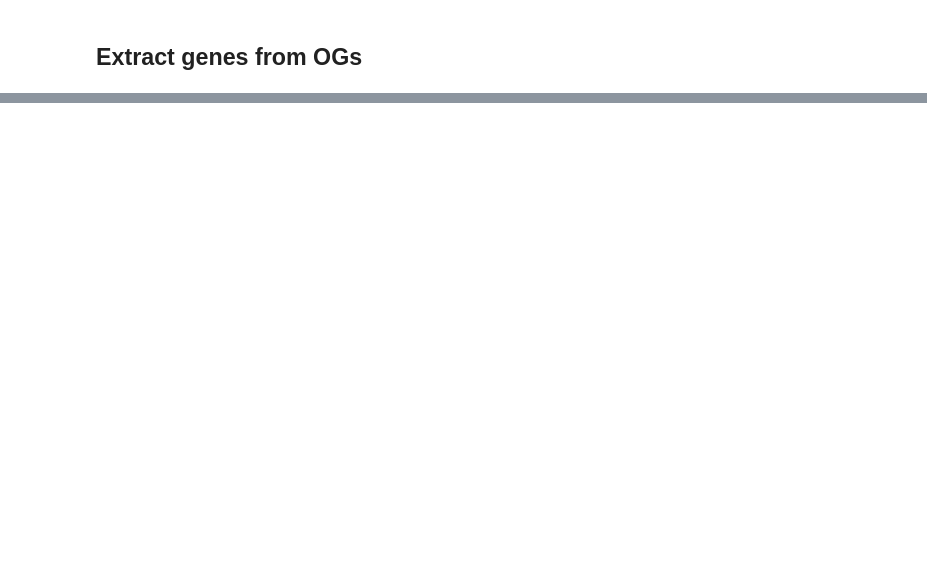
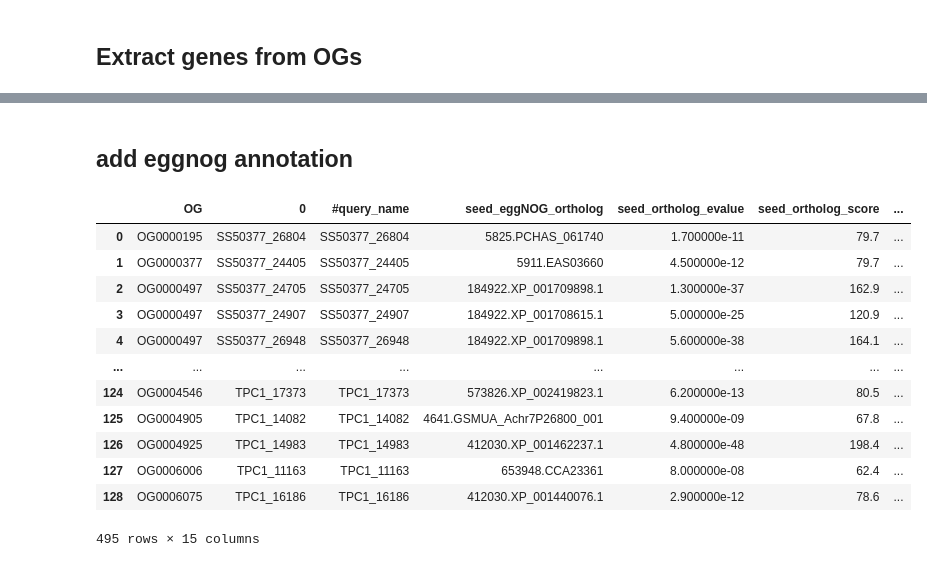
Before and after one commit to zeynepkurtw/H_inflata, a Jupyter notebook: jupyter/1_orthofinder/2_OG_diplomonads.ipynb, the cells around one changed output, grey strips where cells are left out. Drawn from its saved outputs; the diff is of its cells as text; code cells hidden in the pictures; blank space fills up the shorter version.

```diff
--- a/jupyter/1_orthofinder/2_OG_diplomonads.ipynb
+++ b/jupyter/1_orthofinder/2_OG_diplomonads.ipynb
@@ -150,0 +213,56 @@ df_og_stack_annot.to_csv("/Users/zeyku390/PycharmProjects/H.inflata/jupyter/1_or
+# %% [markdown]
+## add eggnog annotation
+# %%
+import glob
+
+"OG diplo subset gene list with annotations"
+def OG_stack(OG_list):
+    df = pd.merge(OG_gene_list, OG_list["Orthogroup"], right_on="Orthogroup", left_on=0).drop(
+        columns="Orthogroup").rename(columns={0:"OG"}).set_index("OG")
+    df=df.stack().reset_index().drop(columns=["level_1"])
+    return df
+
+df_og_stack=OG_stack(og_diplo)
+
+
+path = '/Users/zeyku390/PycharmProjects/H.inflata/resource/4_eggnog/eggnog/*.annotations'
+list_files = glob.glob(path)
+
+#get species name from the filenames
+sp_dic = {}
+for element in list_files:
+    i = element.split(".")[1]
+    i = i.split("/")[-1]
+    sp_dic[i] = element
+
+dic_annot= {}
+for key, value in sp_dic.items():
+    dic_annot[key] = pd.read_csv(value, sep="\t",  header="infer", skiprows=3)
+
+
+def add_annot(df, df_annot):
+    df=pd.merge(df, df_annot,right_on="#query_name",left_on=0 )
+    return df
+
+df1=add_annot(OG_stack(og_diplo), dic_annot["HIN_NOG"])
+df2=add_annot(OG_stack(og_diplo), dic_annot["spiro_NOG"])
+df3=add_annot(OG_stack(og_diplo), dic_annot["muris_NOG"])
+df4=add_annot(OG_stack(og_diplo), dic_annot["wb_NOG"])
+df5=add_annot(OG_stack(og_diplo), dic_annot["trepo_NOG"])
+
+df_og_stack_egg=pd.concat([df1,df2,df3,df4,df5], axis=0)
+df_og_stack_egg
+# %% [output]
+|  | OG | 0 | #query_name | seed_eggNOG_ortholog | seed_ortholog_evalue | seed_ortholog_score | ... |
+| 0 | OG0000195 | SS50377_26804 | SS50377_26804 | 5825.PCHAS_061740 | 1.700000e-11 | 79.7 | ... |
+| 1 | OG0000377 | SS50377_24405 | SS50377_24405 | 5911.EAS03660 | 4.500000e-12 | 79.7 | ... |
+| 2 | OG0000497 | SS50377_24705 | SS50377_24705 | 184922.XP_001709898.1 | 1.300000e-37 | 162.9 | ... |
+| 3 | OG0000497 | SS50377_24907 | SS50377_24907 | 184922.XP_001708615.1 | 5.000000e-25 | 120.9 | ... |
+| 4 | OG0000497 | SS50377_26948 | SS50377_26948 | 184922.XP_001709898.1 | 5.600000e-38 | 164.1 | ... |
+| ... | ... | ... | ... | ... | ... | ... | ... |
+| 124 | OG0004546 | TPC1_17373 | TPC1_17373 | 573826.XP_002419823.1 | 6.200000e-13 | 80.5 | ... |
+| 125 | OG0004905 | TPC1_14082 | TPC1_14082 | 4641.GSMUA_Achr7P26800_001 | 9.400000e-09 | 67.8 | ... |
+| 126 | OG0004925 | TPC1_14983 | TPC1_14983 | 412030.XP_001462237.1 | 4.800000e-48 | 198.4 | ... |
+| 127 | OG0006006 | TPC1_11163 | TPC1_11163 | 653948.CCA23361 | 8.000000e-08 | 62.4 | ... |
+| 128 | OG0006075 | TPC1_16186 | TPC1_16186 | 412030.XP_001440076.1 | 2.900000e-12 | 78.6 | ... |
+495 rows × 15 columns
```
Also changed, not shown: parts of 10 cells of this notebook, 10 other files.
